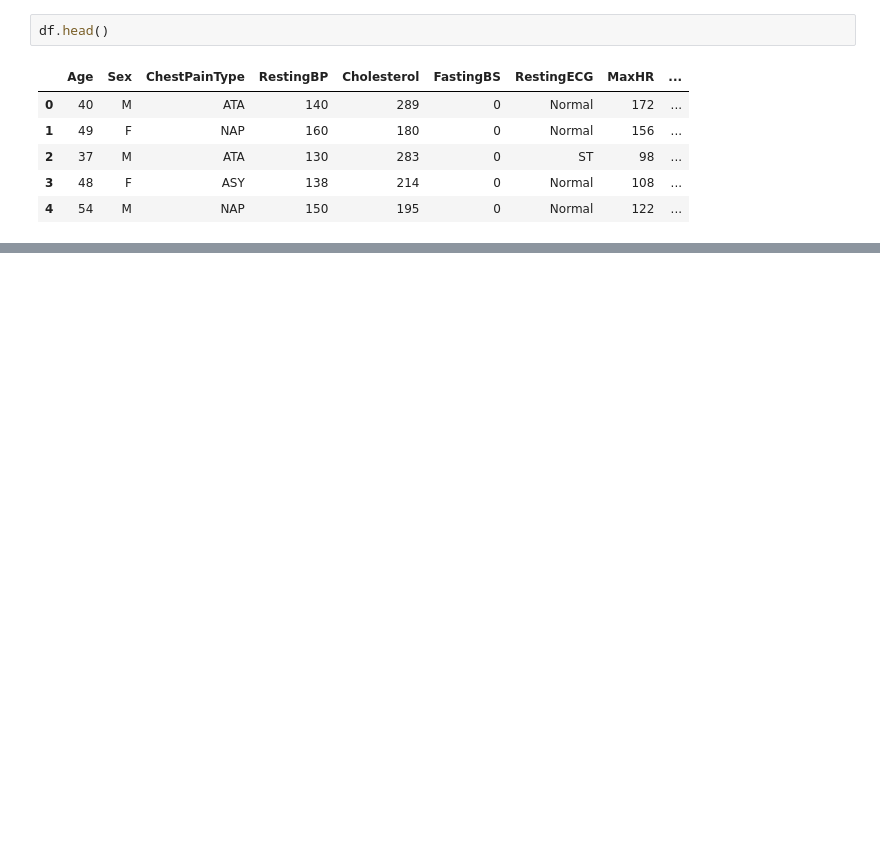
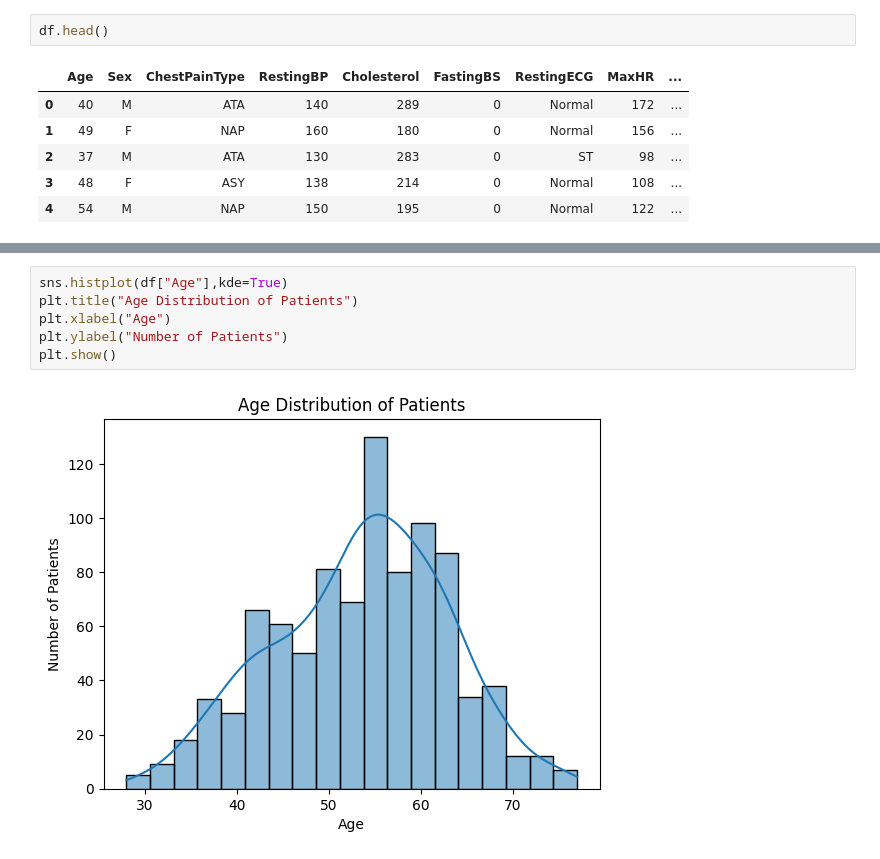
Before and after one commit to chkevers/ml_heart_disease_prediction, a Jupyter notebook: main.ipynb, the cells around one changed output, grey strips where cells are left out. Cells and saved outputs as stored; diff of their text form; blank space fills up the shorter version.

```diff
--- a/main.ipynb
+++ b/main.ipynb
@@ -15,0 +35,8 @@ df.head()
+# %%
+sns.histplot(df["Age"],kde=True)
+plt.title("Age Distribution of Patients")
+plt.xlabel("Age")
+plt.ylabel("Number of Patients")
+plt.show()
+# %% [output]
+[figure, added]
```
Also changed, not shown: parts of 13 cells of this notebook.
